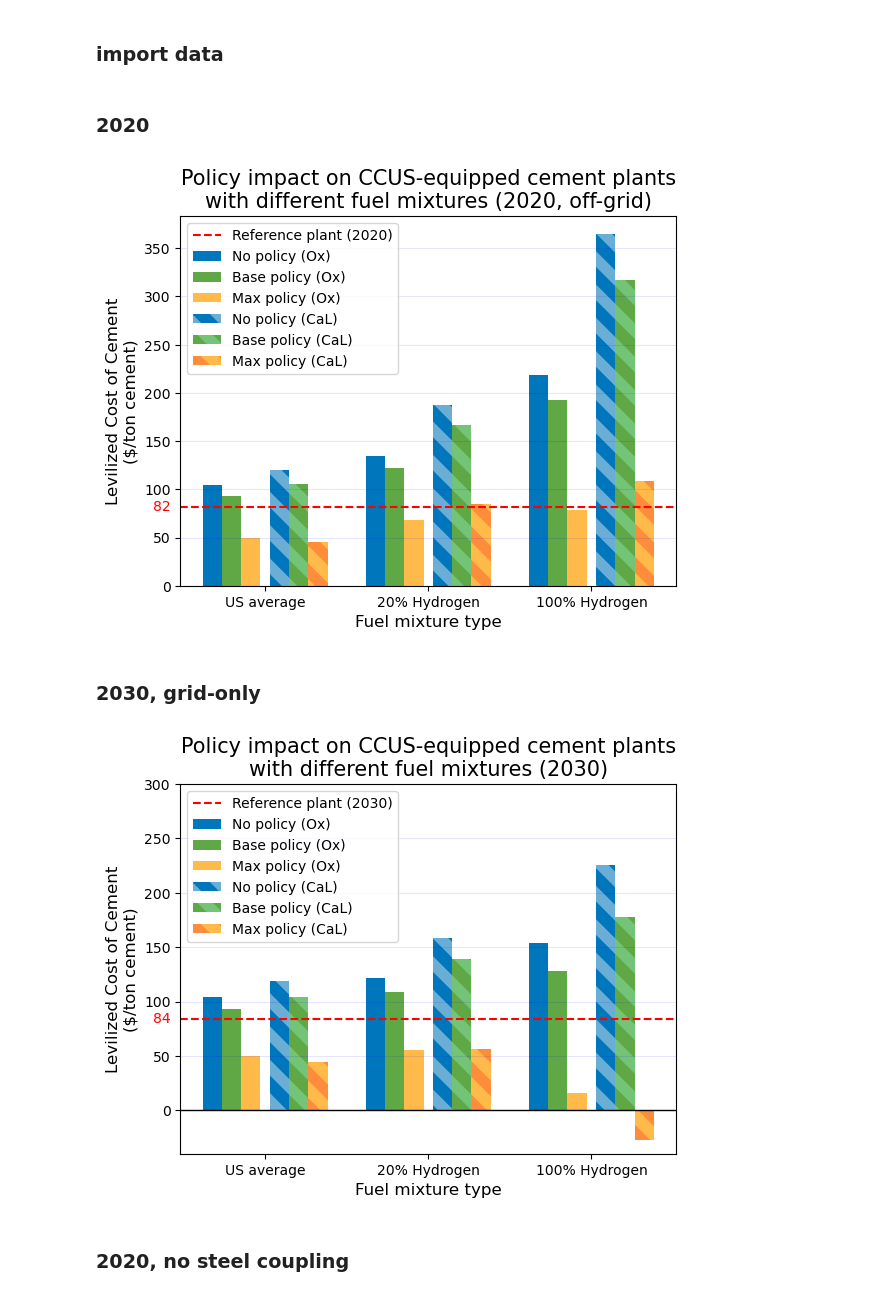
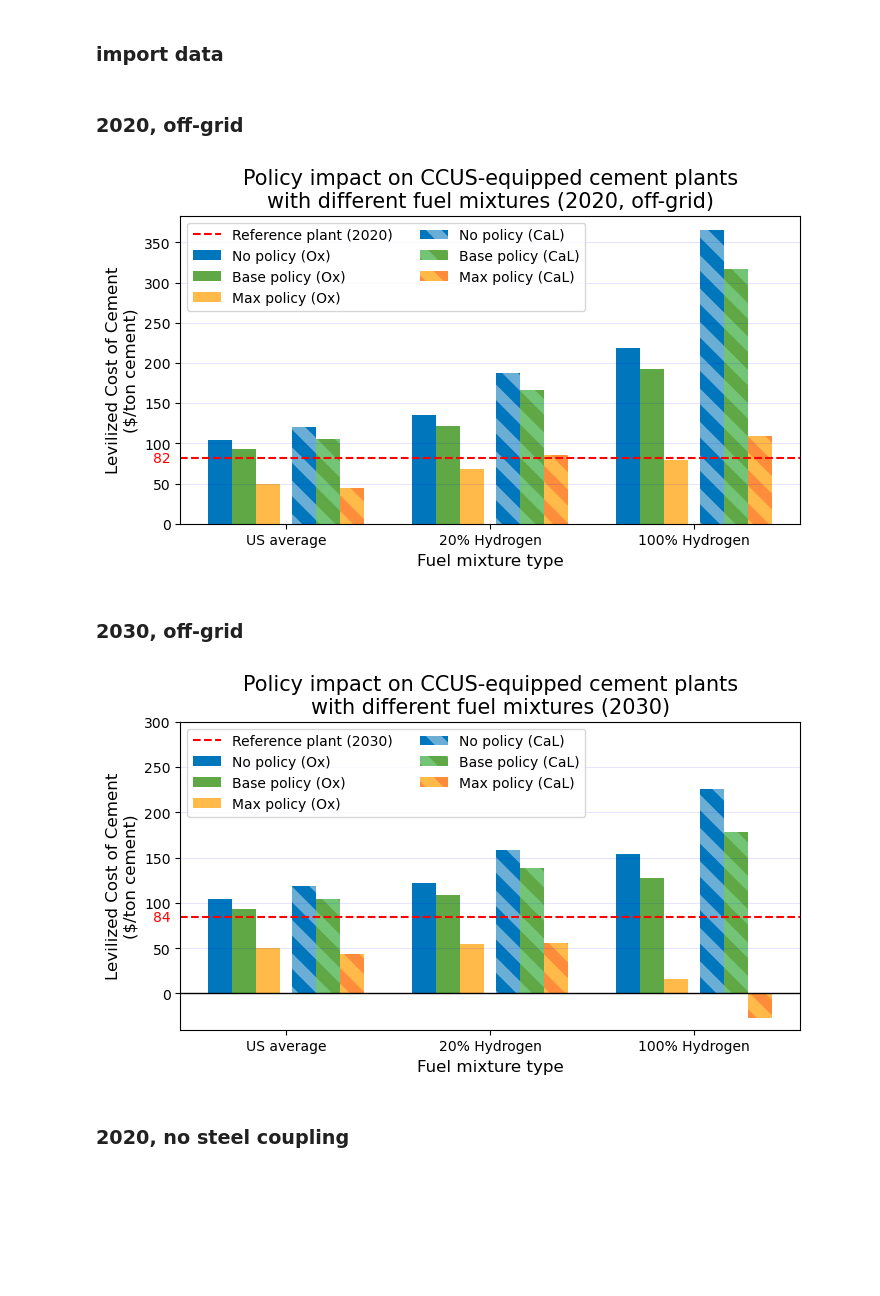
Before and after one commit to evan-sharafuddin/HOPP, a Jupyter notebook: green_concrete/plots.ipynb, the cells around one changed output. Drawn from its saved outputs; the diff is of its cells as text; code cells hidden in the pictures; blank space fills up the shorter version.

```diff
--- a/green_concrete/plots.ipynb
+++ b/green_concrete/plots.ipynb
@@ -627,7 +567,7 @@ def filter_data_not(df, params):
     logic = df.iloc[:,0].apply(check_substrings)
     return df[logic][:]
 # %% [markdown]
-### 2020
+### 2020, off-grid
 # %%
 c_2020 = filter_data(c, ['2020'])
 c_2020_grid = filter_data(c_2020, ['off-grid'])
@@ -692,38 +632,41 @@ plt.rcParams['hatch.color'] = cmap(0.5)
 bars += ax.bar(x+0.15, y4, width, label=color_labels[3], color = colorhash[0], hatch='\\')
 cmap = plt.get_cmap('Greens')
 plt.rcParams['hatch.color'] = cmap(0.5)
 bars += ax.bar(x+0.35, y5, width, label=color_labels[4], color = colorhash[1], hatch='\\')
 cmap = plt.get_cmap('Oranges')
 plt.rcParams['hatch.color'] = cmap(0.5)
 bars += ax.bar(x+0.55, y6, width, label=color_labels[5], color = colorhash[2], hatch='\\')
 
 ax.set_xticks(x, group_labels);
 ax.set_xlabel('Fuel mixture type', fontsize=12)
 ax.set_ylabel('Levilized Cost of Cement\n($/ton cement)', fontsize=12)
 
 
 
 # add reference costs
 ref_2020 = 81.85
 ref_2030 = 84.19
 
 plt.axhline(y=ref_2020, color='r', linestyle='--', label='Reference plant (2020)');
 trans = transforms.blended_transform_factory(
     ax.get_yticklabels()[0].get_transform(), ax.transData)
 ax.text(0,ref_2020, "{:.0f}".format(ref_2020), color="red", transform=trans,
         ha="right", va="center")
 
-plt.legend();
+plt.legend(ncol=2);
 plt.grid(visible=True, which='major', axis='y', color='b', alpha=0.1)
 plt.title('Policy impact on CCUS-equipped cement plants\nwith different fuel mixtures (2020, off-grid)', fontsize=15);
 
-plt.savefig(os.path.join(outloc, 'policy_2020.png'), dpi=600)
+fig.set_figwidth(8)
+fig.set_figheight(4)
+
+plt.savefig(os.path.join(outloc, 'policy_2020.png'), dpi=600, bbox_inches='tight')
 # Show the plot
 plt.show()
 # %% [output]
-[figure, old version]
+[figure, new version]
 # %% [markdown]
-### 2030, grid-only
+### 2030, off-grid
 # %%
 c_2030 = filter_data(c, ['2030'])
 c_2030_grid = filter_data(c_2030, ['off-grid'])
@@ -809,15 +752,18 @@ ax.text(0,ref_2030, "{:.0f}".format(ref_2030), color="red", transform=trans,
         ha="right", va="center")
 
 plt.axhline(y=0, color='black', linestyle='-', lw=1);
-plt.legend();
+plt.legend(ncol=2);
 plt.grid(visible=True, which='major', axis='y', color='b', alpha=0.1)
 plt.title('Policy impact on CCUS-equipped cement plants\nwith different fuel mixtures (2030)', fontsize=15);
 
-plt.savefig(os.path.join(outloc, 'policy_2030.png'), dpi=600)
+fig.set_figwidth(8)
+fig.set_figheight(4)
+
+plt.savefig(os.path.join(outloc, 'policy_2030.png'), dpi=600, bbox_inches='tight')
 # Show the plot
 plt.show()
 # %% [output]
-[figure, old version]
+[figure, new version]
 # %% [markdown]
 ### 2020, no steel coupling
 # %%
```
Also changed, not shown: parts of 17 cells of this notebook, 2 other files.
